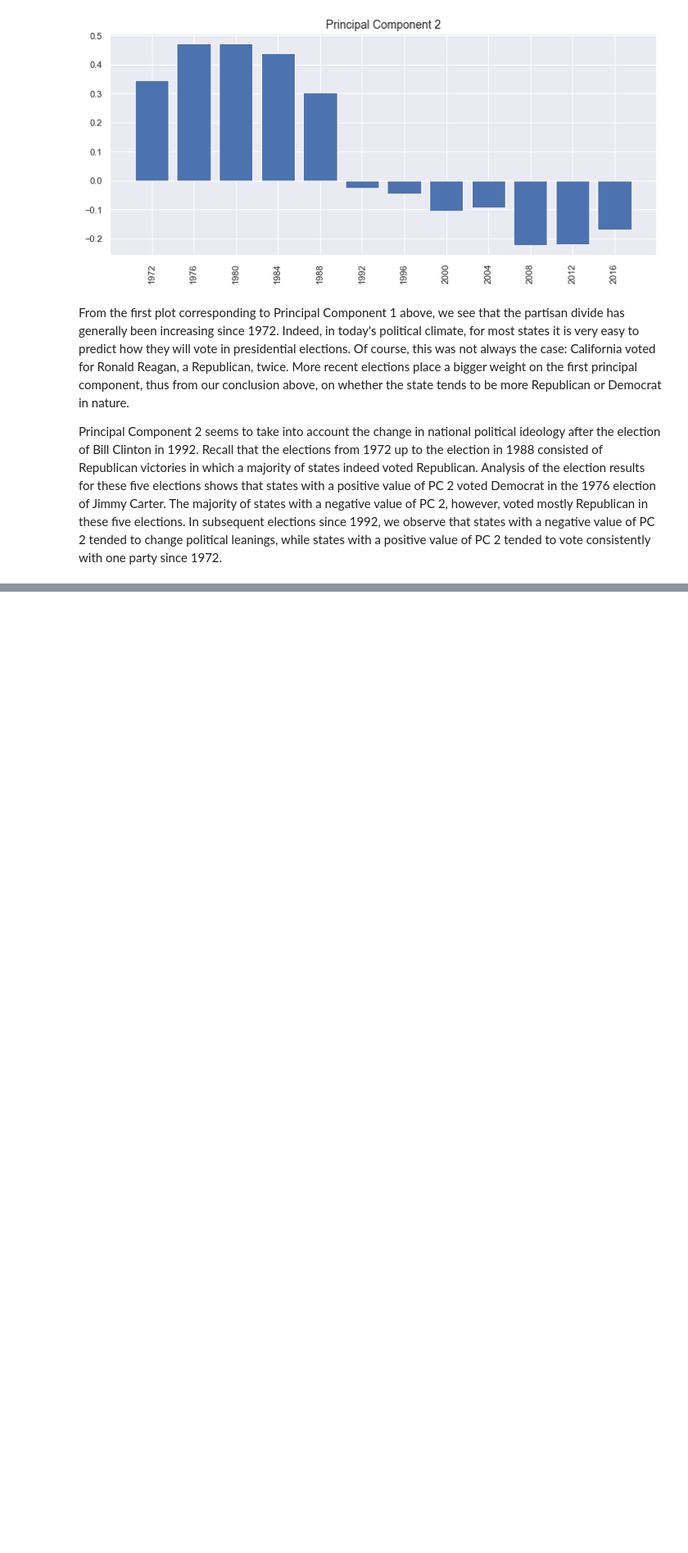
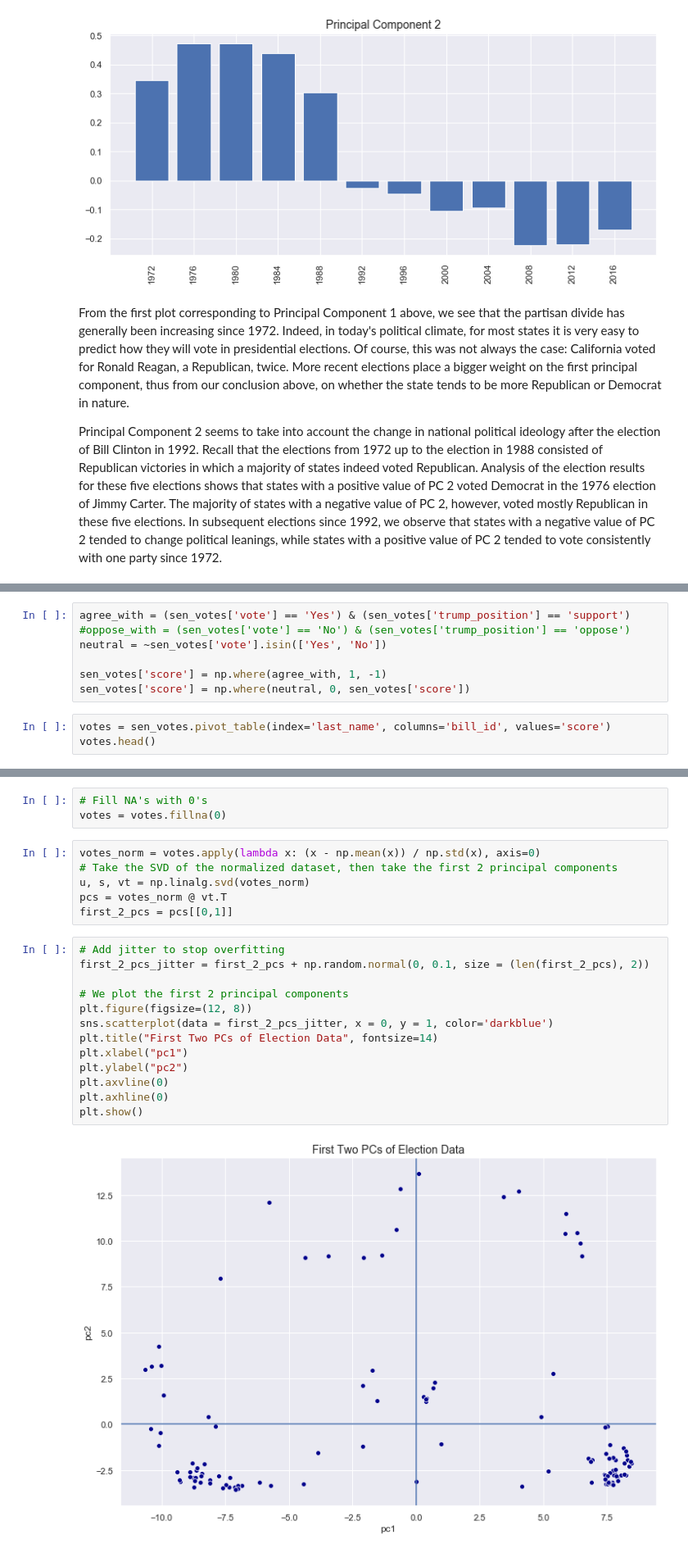
Before and after one commit to jcpagadora/PCA-with-Presidential-Election-Data, a Jupyter notebook: PCA with Applications in Politics.ipynb, the cells around one changed output, grey strips where cells are left out. Shown at 82% size. Cells and saved outputs as stored; diff of their text form; blank space fills up the shorter version.

```diff
--- a/Election PCA.ipynb
+++ b/PCA with Applications in Politics.ipynb
@@ -284,0 +372,10 @@ Principal Component 2 seems to take into account the change in national politica
+# %%
+agree_with = (sen_votes['vote'] == 'Yes') & (sen_votes['trump_position'] == 'support')
+#oppose_with = (sen_votes['vote'] == 'No') & (sen_votes['trump_position'] == 'oppose')
+neutral = ~sen_votes['vote'].isin(['Yes', 'No'])
+
+sen_votes['score'] = np.where(agree_with, 1, -1)
+sen_votes['score'] = np.where(neutral, 0, sen_votes['score'])
+# %%
+votes = sen_votes.pivot_table(index='last_name', columns='bill_id', values='score')
+votes.head()
@@ -284,0 +391,24 @@ Principal Component 2 seems to take into account the change in national politica
+# %%
+# Fill NA's with 0's
+votes = votes.fillna(0)
+# %%
+votes_norm = votes.apply(lambda x: (x - np.mean(x)) / np.std(x), axis=0)
+# Take the SVD of the normalized dataset, then take the first 2 principal components
+u, s, vt = np.linalg.svd(votes_norm)
+pcs = votes_norm @ vt.T
+first_2_pcs = pcs[[0,1]]
+# %%
+# Add jitter to stop overfitting
+first_2_pcs_jitter = first_2_pcs + np.random.normal(0, 0.1, size = (len(first_2_pcs), 2))
+
+# We plot the first 2 principal components
+plt.figure(figsize=(12, 8))
+sns.scatterplot(data = first_2_pcs_jitter, x = 0, y = 1, color='darkblue')
+plt.title("First Two PCs of Election Data", fontsize=14)
+plt.xlabel("pc1")
+plt.ylabel("pc2")
+plt.axvline(0)
+plt.axhline(0)
+plt.show()
+# %% [output]
+[figure, added]
```
Also changed, not shown: parts of 13 cells of this notebook.
